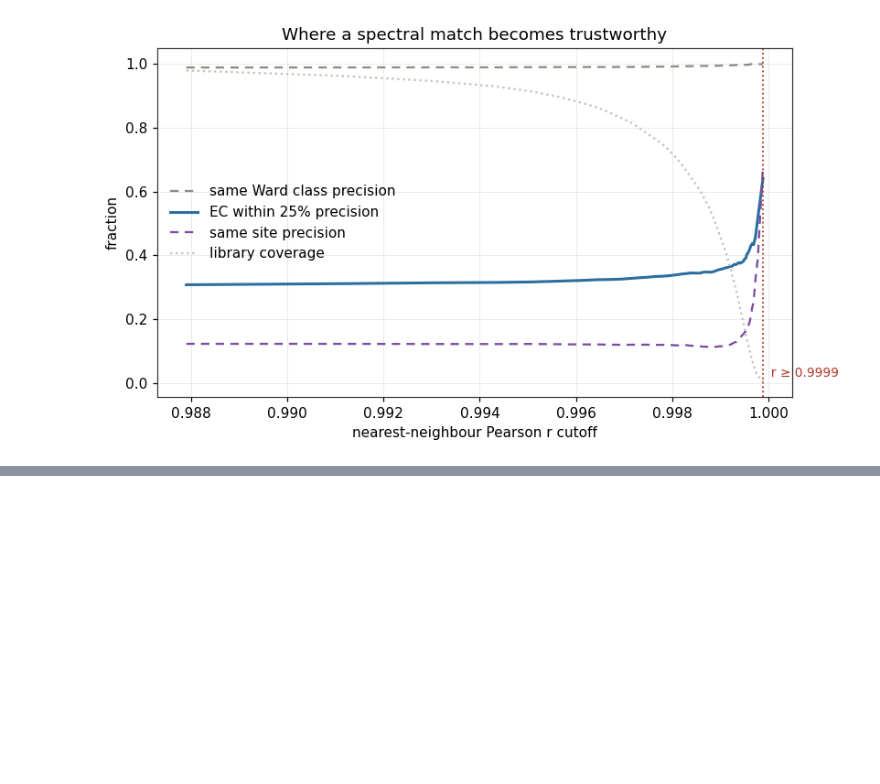
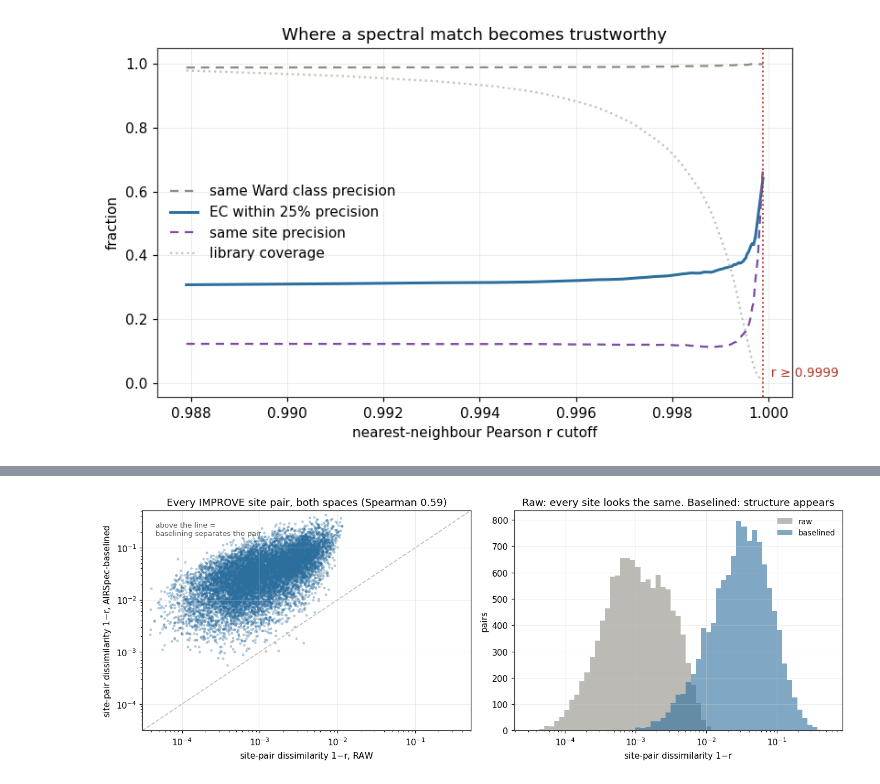
Before and after one commit to ahzs645/aethmodular, a Jupyter notebook: research/ftir_ec_phase3/ftir_52_network_spectral_map.ipynb, the cells around one changed output, grey strips where cells are left out. Saved outputs shown, nothing was run; the diff lists cells and outputs as text; code cells hidden in the pictures; blank space fills up the shorter version.

```diff
--- a/research/ftir_ec_phase3/ftir_52_network_spectral_map.ipynb
+++ b/research/ftir_ec_phase3/ftir_52_network_spectral_map.ipynb
@@ -471,0 +665,23 @@ same-site precision rises 12% -> 68%: spectral twins are mostly NOT from the sam
+# %%
+# Plot DISSIMILARITY 1-r on log axes: in raw space every pair sits at r ~ 0.999, so a
+# linear r axis collapses the whole raw network onto one tick and hides the result.
+d_raw, d_cor = 1 - R_raw[iu], 1 - R_cor[iu]
+fig, axes = plt.subplots(1, 2, figsize=(12.4, 4.6))
+axes[0].scatter(d_raw, d_cor, s=5, color='#2C6E9E', alpha=0.25, rasterized=True)
+lims = [min(d_raw.min(), d_cor.min()) * 0.8, max(d_raw.max(), d_cor.max()) * 1.2]
+axes[0].plot(lims, lims, ls='--', lw=1.2, color='#c3c2b7')
+axes[0].set(xscale='log', yscale='log', xlim=lims, ylim=lims,
+            xlabel='site-pair dissimilarity 1$-$r, RAW',
+            ylabel='site-pair dissimilarity 1$-$r, AIRSpec-baselined',
+            title=f'Every IMPROVE site pair, both spaces (Spearman {rho:.2f})')
+axes[0].text(0.04, 0.95, 'above the line =\nbaselining separates the pair',
+             transform=axes[0].transAxes, va='top', fontsize=8.5, color='#52514e')
+bins = np.logspace(np.log10(lims[0]), np.log10(lims[1]), 60)
+axes[1].hist(d_raw, bins=bins, alpha=0.6, color='#8F8C84', label='raw', edgecolor='none')
+axes[1].hist(d_cor, bins=bins, alpha=0.6, color='#2C6E9E', label='baselined', edgecolor='none')
+axes[1].set(xscale='log', xlabel='site-pair dissimilarity 1$-$r', ylabel='pairs',
+            title='Raw: every site looks the same. Baselined: structure appears')
+axes[1].legend(frameon=False, fontsize=9)
+fig.tight_layout(); fig.savefig(PLOTS / 'raw_vs_baselined_sites.png', dpi=150); plt.show()
+# %% [output]
+[figure, added]
```
Also changed, not shown: parts of 8 cells of this notebook, 2 other files.
